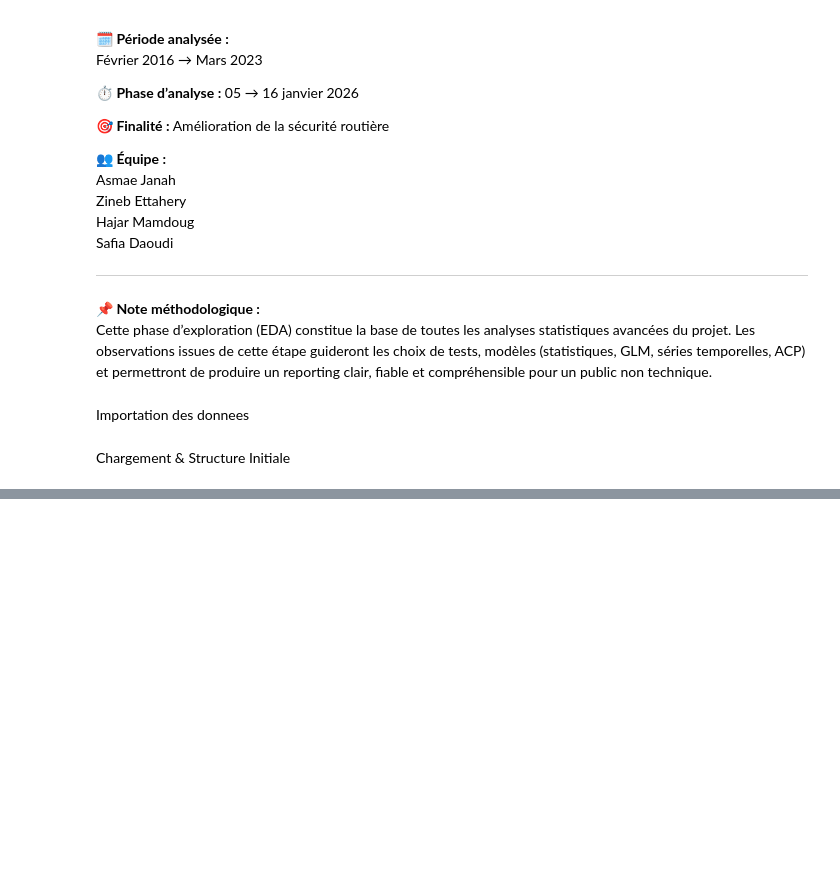
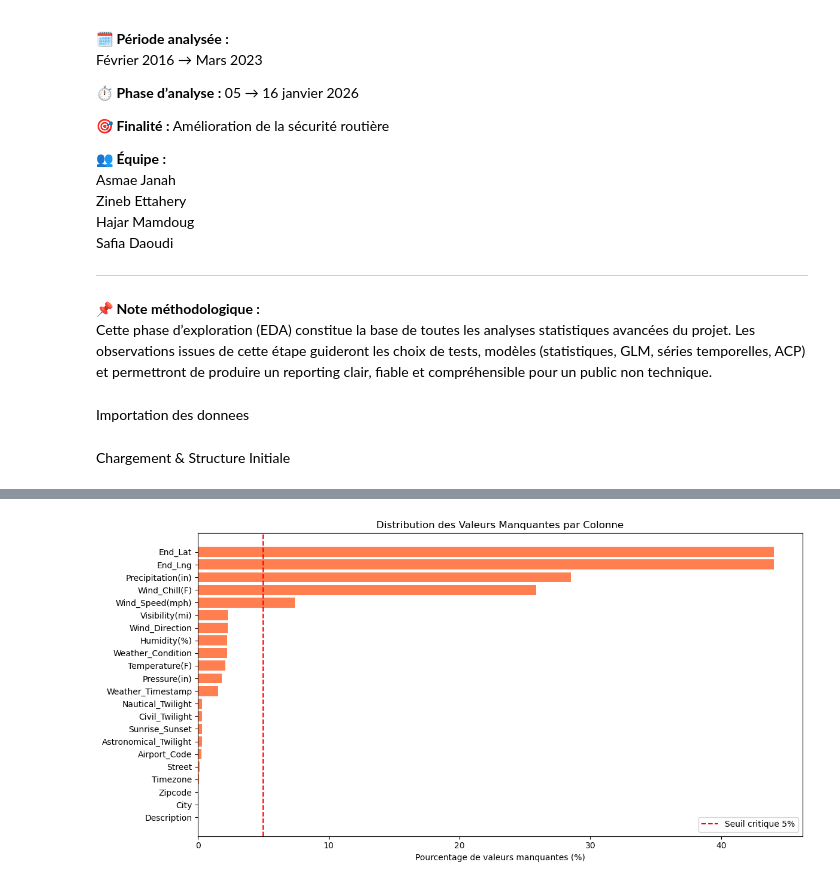
Before and after one commit to zinebettahery/US-Accidents, a Jupyter notebook: notebooks/EDA.ipynb, the cells around one changed output, grey strips where cells are left out. Cells and saved outputs as stored; diff of their text form; code cells hidden in the pictures; blank space fills up the shorter version.

Commit message:
analyse initiale sur la structure et les donnees du dataset (taille, type donnees, valeurs manquantes et doublons)

```diff
--- a/notebooks/EDA.ipynb
+++ b/notebooks/EDA.ipynb
@@ -219,0 +211,3 @@ df.head()  # renvoie seulement un aperçu rapide
+# %%
+# Lecture du fichier sélectionné avec pandas
+df = pd.read_csv(fichier)
@@ -219,0 +435,12 @@ df.head()  # renvoie seulement un aperçu rapide
+# %%
+# valeurs manquantes par colonne
+valeurs_nulles = df.isnull().sum()
+taux_valeurs_nulles = round((df.isnull().sum() / len(df)) * 100, 2)
+
+df_nulles = pd.DataFrame({
+    'Colonne': valeurs_nulles.index,
+    'Nb_Manquants': valeurs_nulles.values,
+    'Pourcentage': taux_valeurs_nulles.values
+}).sort_values('Nb_Manquants', ascending=False)
+
+print(df_nulles[df_nulles['Nb_Manquants'] > 0])
@@ -219,0 +465,13 @@ df.head()  # renvoie seulement un aperçu rapide
+# %%
+# Visualisation des valeurs manquantes
+plt.figure(figsize=(12, 6))
+df_nulles_plot = df_nulles[df_nulles['Nb_Manquants'] > 0].sort_values('Pourcentage')
+plt.barh(df_nulles_plot['Colonne'], df_nulles_plot['Pourcentage'], color='coral')
+plt.xlabel('Pourcentage de valeurs manquantes (%)')
+plt.title('Distribution des Valeurs Manquantes par Colonne')
+plt.axvline(x=5, color='red', linestyle='--', label='Seuil critique 5%')
+plt.legend()
+plt.tight_layout()
+plt.show()
+# %% [output]
+[figure, added]
```
Also changed, not shown: parts of 11 cells of this notebook.
